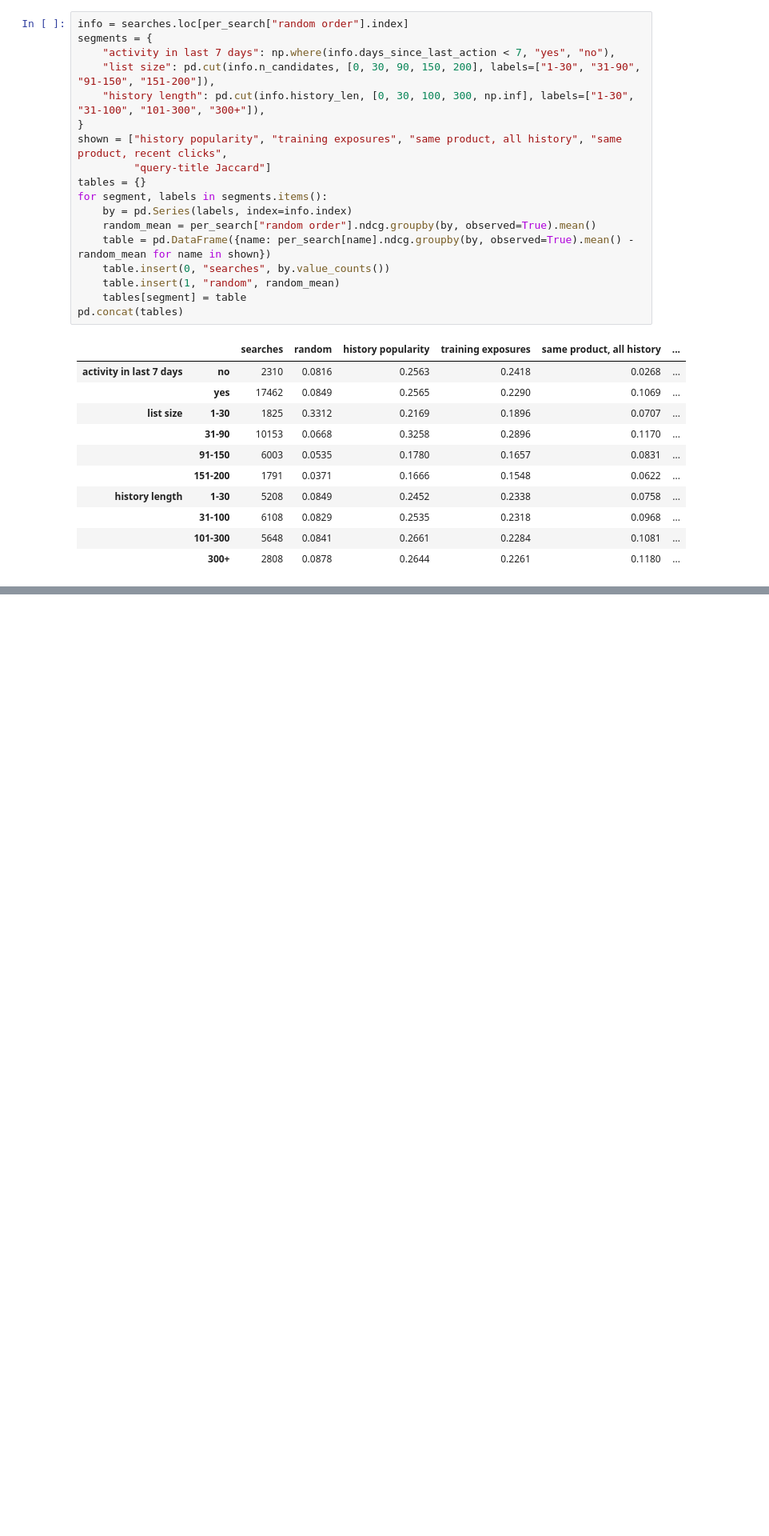
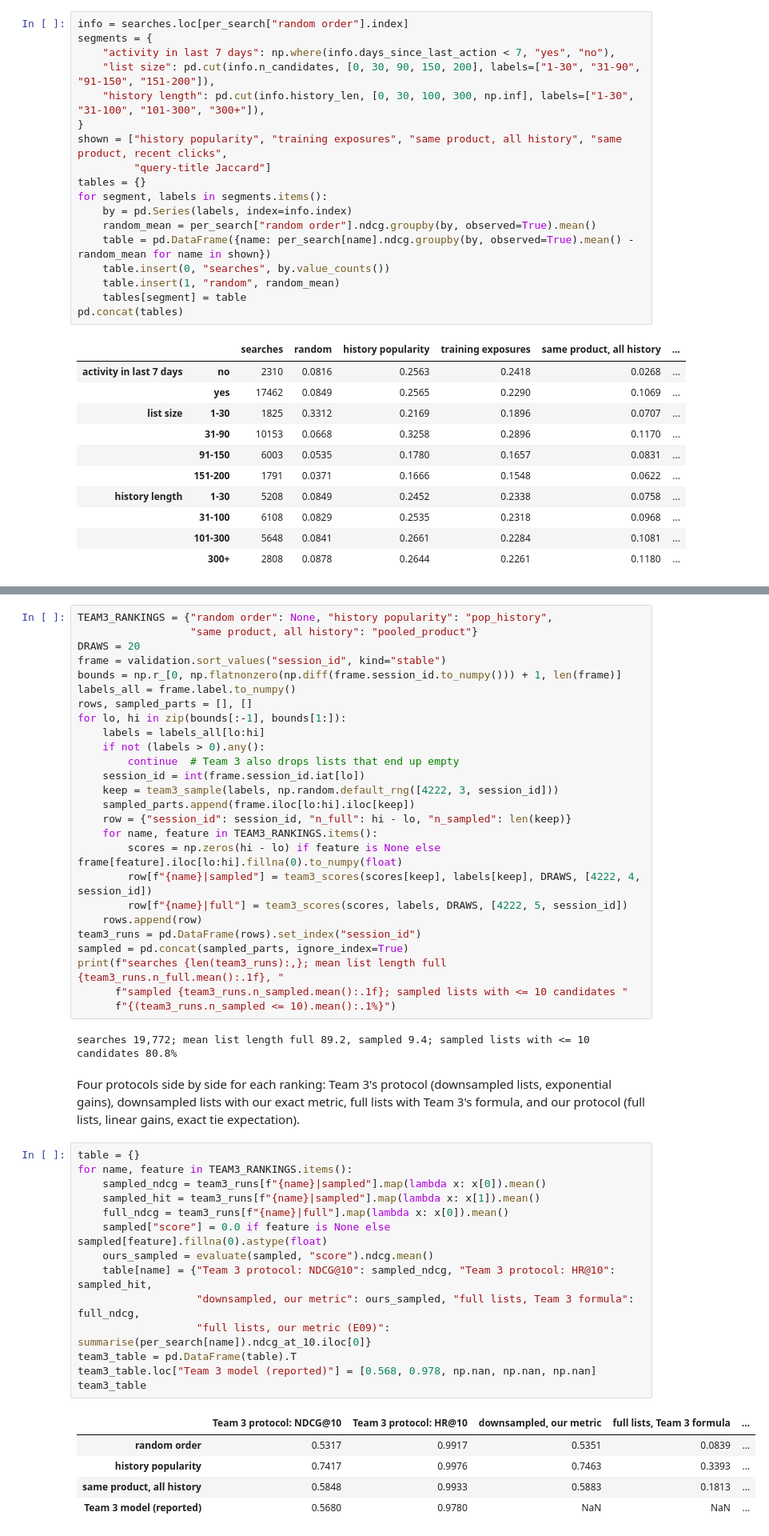
Before and after one commit to liamkunert/BT4222-group17-jdsearch, a Jupyter notebook: notebooks/04_baselines.ipynb, the cells around one changed output, grey strips where cells are left out. Shown at 80% size. Cells and saved outputs as stored; diff of their text form; blank space fills up the shorter version.

```diff
--- a/notebooks/04_baselines.ipynb
+++ b/notebooks/04_baselines.ipynb
@@ -201,0 +252,50 @@ pd.concat(tables)
+# %%
+TEAM3_RANKINGS = {"random order": None, "history popularity": "pop_history",
+                  "same product, all history": "pooled_product"}
+DRAWS = 20
+frame = validation.sort_values("session_id", kind="stable")
+bounds = np.r_[0, np.flatnonzero(np.diff(frame.session_id.to_numpy())) + 1, len(frame)]
+labels_all = frame.label.to_numpy()
+rows, sampled_parts = [], []
+for lo, hi in zip(bounds[:-1], bounds[1:]):
+    labels = labels_all[lo:hi]
+    if not (labels > 0).any():
+        continue  # Team 3 also drops lists that end up empty
+    session_id = int(frame.session_id.iat[lo])
+    keep = team3_sample(labels, np.random.default_rng([4222, 3, session_id]))
+    sampled_parts.append(frame.iloc[lo:hi].iloc[keep])
+    row = {"session_id": session_id, "n_full": hi - lo, "n_sampled": len(keep)}
+    for name, feature in TEAM3_RANKINGS.items():
+        scores = np.zeros(hi - lo) if feature is None else frame[feature].iloc[lo:hi].fillna(0).to_numpy(float)
+        row[f"{name}|sampled"] = team3_scores(scores[keep], labels[keep], DRAWS, [4222, 4, session_id])
+        row[f"{name}|full"] = team3_scores(scores, labels, DRAWS, [4222, 5, session_id])
+    rows.append(row)
+team3_runs = pd.DataFrame(rows).set_index("session_id")
+sampled = pd.concat(sampled_parts, ignore_index=True)
+print(f"searches {len(team3_runs):,}; mean list length full {team3_runs.n_full.mean():.1f}, "
+      f"sampled {team3_runs.n_sampled.mean():.1f}; sampled lists with <= 10 candidates "
+      f"{(team3_runs.n_sampled <= 10).mean():.1%}")
+# %% [output]
+searches 19,772; mean list length full 89.2, sampled 9.4; sampled lists with <= 10 candidates 80.8%
+# %% [markdown]
+Four protocols side by side for each ranking: Team 3's protocol (downsampled lists, exponential gains), downsampled lists with our exact metric, full lists with Team 3's formula, and our protocol (full lists, linear gains, exact tie expectation).
+# %%
+table = {}
+for name, feature in TEAM3_RANKINGS.items():
+    sampled_ndcg = team3_runs[f"{name}|sampled"].map(lambda x: x[0]).mean()
+    sampled_hit = team3_runs[f"{name}|sampled"].map(lambda x: x[1]).mean()
+    full_ndcg = team3_runs[f"{name}|full"].map(lambda x: x[0]).mean()
+    sampled["score"] = 0.0 if feature is None else sampled[feature].fillna(0).astype(float)
+    ours_sampled = evaluate(sampled, "score").ndcg.mean()
+    table[name] = {"Team 3 protocol: NDCG@10": sampled_ndcg, "Team 3 protocol: HR@10": sampled_hit,
+                   "downsampled, our metric": ours_sampled, "full lists, Team 3 formula": full_ndcg,
+                   "full lists, our metric (E09)": summarise(per_search[name]).ndcg_at_10.iloc[0]}
+team3_table = pd.DataFrame(table).T
+team3_table.loc["Team 3 model (reported)"] = [0.568, 0.978, np.nan, np.nan, np.nan]
+team3_table
+# %% [output]
+|  | Team 3 protocol: NDCG@10 | Team 3 protocol: HR@10 | downsampled, our metric | full lists, Team 3 formula | ... |
+| random order | 0.5317 | 0.9917 | 0.5351 | 0.0839 | ... |
+| history popularity | 0.7417 | 0.9976 | 0.7463 | 0.3393 | ... |
+| same product, all history | 0.5848 | 0.9933 | 0.5883 | 0.1813 | ... |
+| Team 3 model (reported) | 0.5680 | 0.9780 | NaN | NaN | ... |
```
Also changed, not shown: parts of 4 cells of this notebook, 3 other files.
